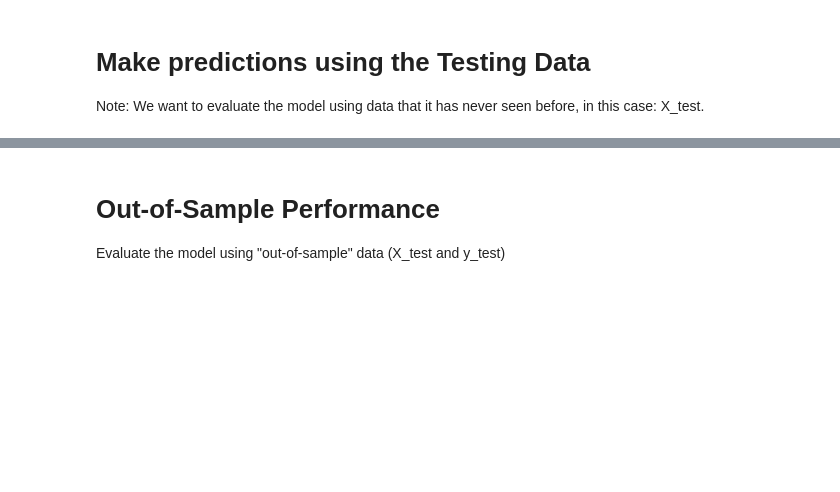
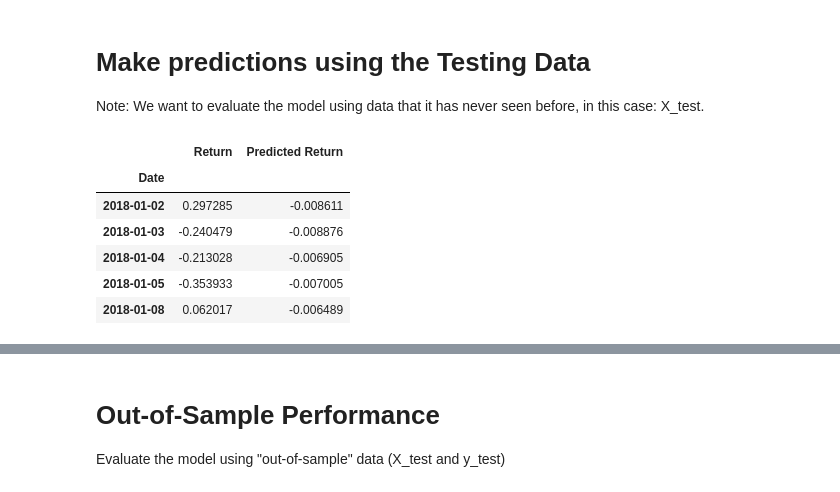
Before and after one commit to Wil-bro0824/A-Yen-for-the-Future, a Jupyter notebook: regression_analysis.ipynb, the cells around one changed output, grey strips where cells are left out. Drawn from its saved outputs; the diff is of its cells as text; code cells hidden in the pictures; blank space fills up the shorter version.

```diff
--- a/regression_analysis.ipynb
+++ b/regression_analysis.ipynb
@@ -115,5 +119,15 @@ Note: We want to evaluate the model using data that it has never seen before, in
 # %%
 # Assemble actual y data (Y_test) with predicted y data (from just above) into two columns in a dataframe:
-# YOUR CODE HERE!
+Results = y_test.to_frame()
+Results["Predicted Return"] = predicted_y_values
+Results.head()
+# %% [output]
+|  | Return | Predicted Return |
+| Date |  |  |
+| 2018-01-02 | 0.297285 | -0.008611 |
+| 2018-01-03 | -0.240479 | -0.008876 |
+| 2018-01-04 | -0.213028 | -0.006905 |
+| 2018-01-05 | -0.353933 | -0.007005 |
+| 2018-01-08 | 0.062017 | -0.006489 |
 # %%
 # Plot the first 20 predictions vs the true values
```
Also changed, not shown: parts of 5 cells of this notebook.
